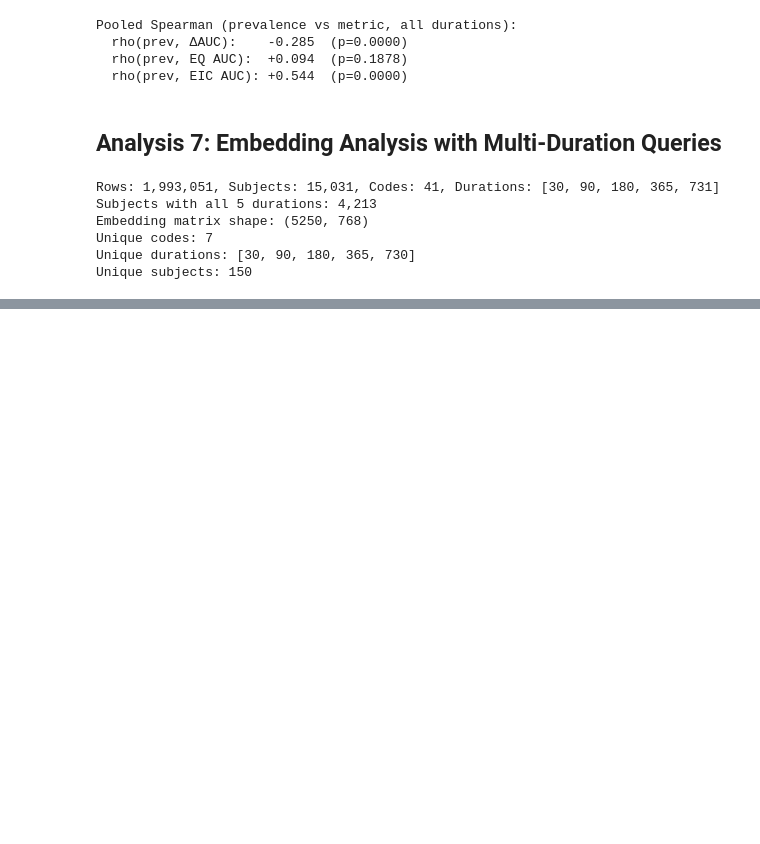
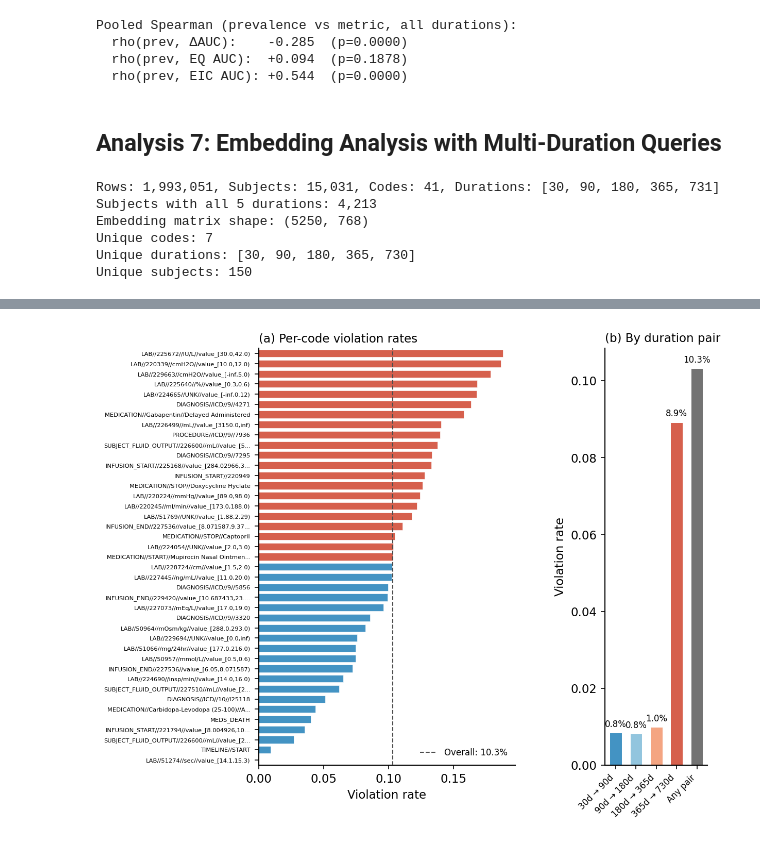
Before and after one commit to payalchandak/EveryQuery, a Jupyter notebook: analysis/results.ipynb, the cells around one changed output, grey strips where cells are left out. Drawn from its saved outputs; the diff is of its cells as text; code cells hidden in the pictures; blank space fills up the shorter version.

Commit message:
Update analysis notebook: adjust execution counts, modify FIG_DIR path, and add aggregate Code-OOD comparison section with statistical outputs

```diff
--- a/analysis/results.ipynb
+++ b/analysis/results.ipynb
@@ -752,0 +864,53 @@ Mann-Whitney U (adjacent groups):
+# %%
+pair_cols_fig = [f"{d_short}->{d_long}" for d_short, d_long in consecutive_pairs]
+pair_labels_fig = [f"{d_short}d \u2192 {d_long}d" for d_short, d_long in consecutive_pairs]
+overall_rate = viol_df["n_violations"].sum() / viol_df["n_subjects"].sum()
+
+fig, (ax_a, ax_b) = plt.subplots(
+    1, 2, figsize=(7.5, 7),
+    gridspec_kw={"width_ratios": [3, 1.2], "wspace": 0.5},
+)
+
+# (a) Per-code violation rates, sorted ascending
+sorted_viol = viol_df.sort("violation_rate")
+codes_display = sorted_viol["code"].to_list()
+rates = sorted_viol["violation_rate"].to_numpy()
+
+bar_colors = np.where(rates > overall_rate, "#D6604D", "#4393C3")
+y_pos = np.arange(len(codes_display))
+ax_a.barh(y_pos, rates, color=bar_colors, height=0.72,
+          edgecolor="white", linewidth=0.3)
+ax_a.axvline(overall_rate, color="0.3", ls="--", lw=1, zorder=5,
+             label=f"Overall: {overall_rate:.1%}")
+ax_a.set_yticks(y_pos)
+ax_a.set_yticklabels(codes_display, fontsize=5.5)
+ax_a.set_xlabel("Violation rate")
+ax_a.set_title("(a) Per-code violation rates", fontsize=11, loc="left")
+ax_a.legend(fontsize=8, frameon=False, loc="lower right")
+ax_a.set_ylim(-0.5, len(codes_display) - 0.5)
+
+# (b) Per-pair aggregate violation rates + overall
+pair_agg = [viol_df[pc].sum() / viol_df["n_subjects"].sum()
+            for pc in pair_cols_fig]
+pair_agg.append(overall_rate)
+x_labels = pair_labels_fig + ["Any pair"]
+x_colors = ["#4393C3", "#92C5DE", "#F4A582", "#D6604D", "0.45"]
+
+bars = ax_b.bar(range(len(x_labels)), pair_agg, color=x_colors,
+                edgecolor="white", linewidth=0.5, width=0.6)
+ax_b.set_xticks(range(len(x_labels)))
+ax_b.set_xticklabels(x_labels, rotation=45, ha="right", fontsize=8)
+ax_b.set_ylabel("Violation rate")
+ax_b.set_title("(b) By duration pair", fontsize=11, loc="left")
+
+for bar, val in zip(bars, pair_agg):
+    ax_b.text(bar.get_x() + bar.get_width() / 2, bar.get_height() + 0.001,
+              f"{val:.1%}", ha="center", va="bottom", fontsize=8)
+
+fig.tight_layout()
+FIG_DIR.mkdir(parents=True, exist_ok=True)
+fig.savefig(FIG_DIR / "fig_monotonicity.pdf", bbox_inches="tight")
+fig.savefig(FIG_DIR / "fig_monotonicity.png", bbox_inches="tight", dpi=300)
+plt.show()
+# %% [output]
+[figure, added]
```
Also changed, not shown: parts of 7 cells of this notebook.
